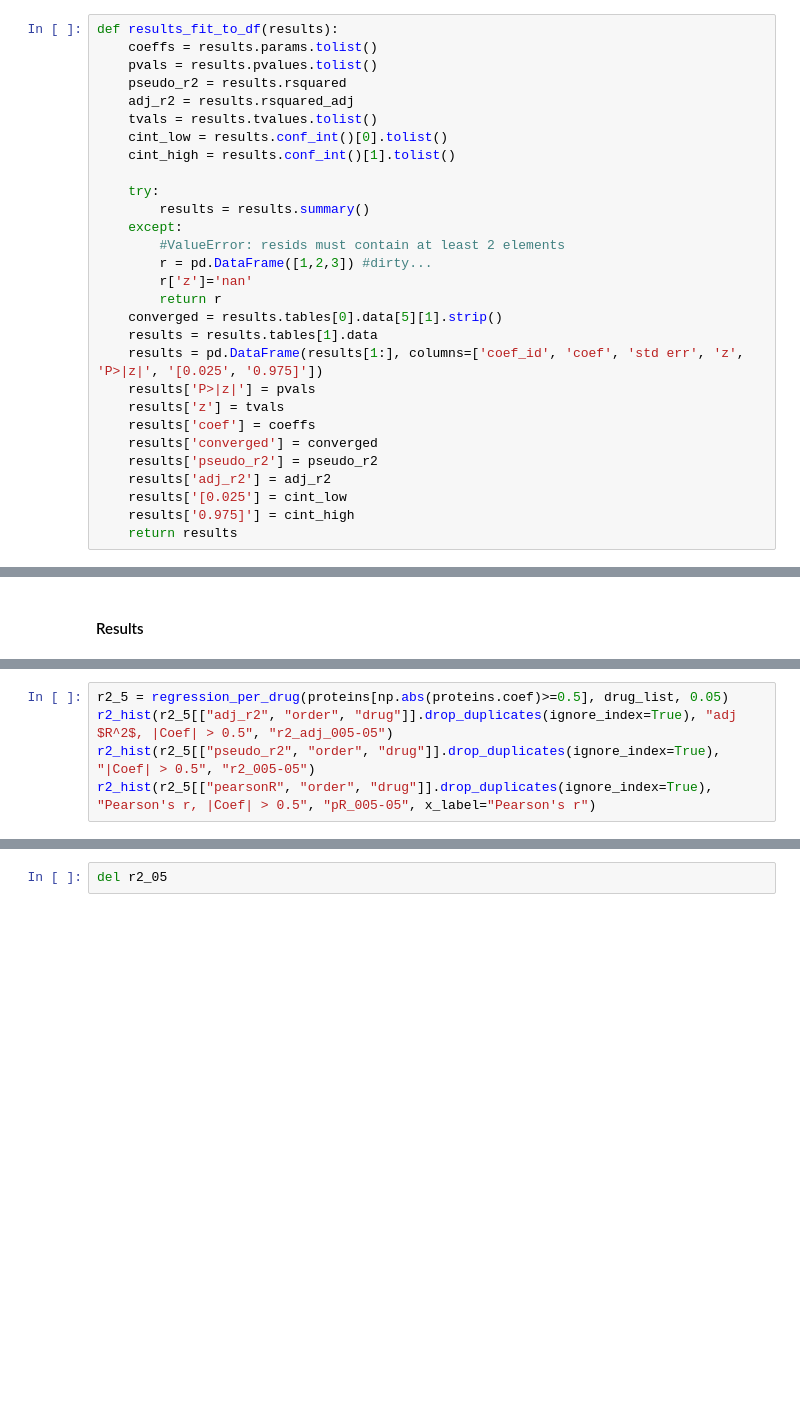
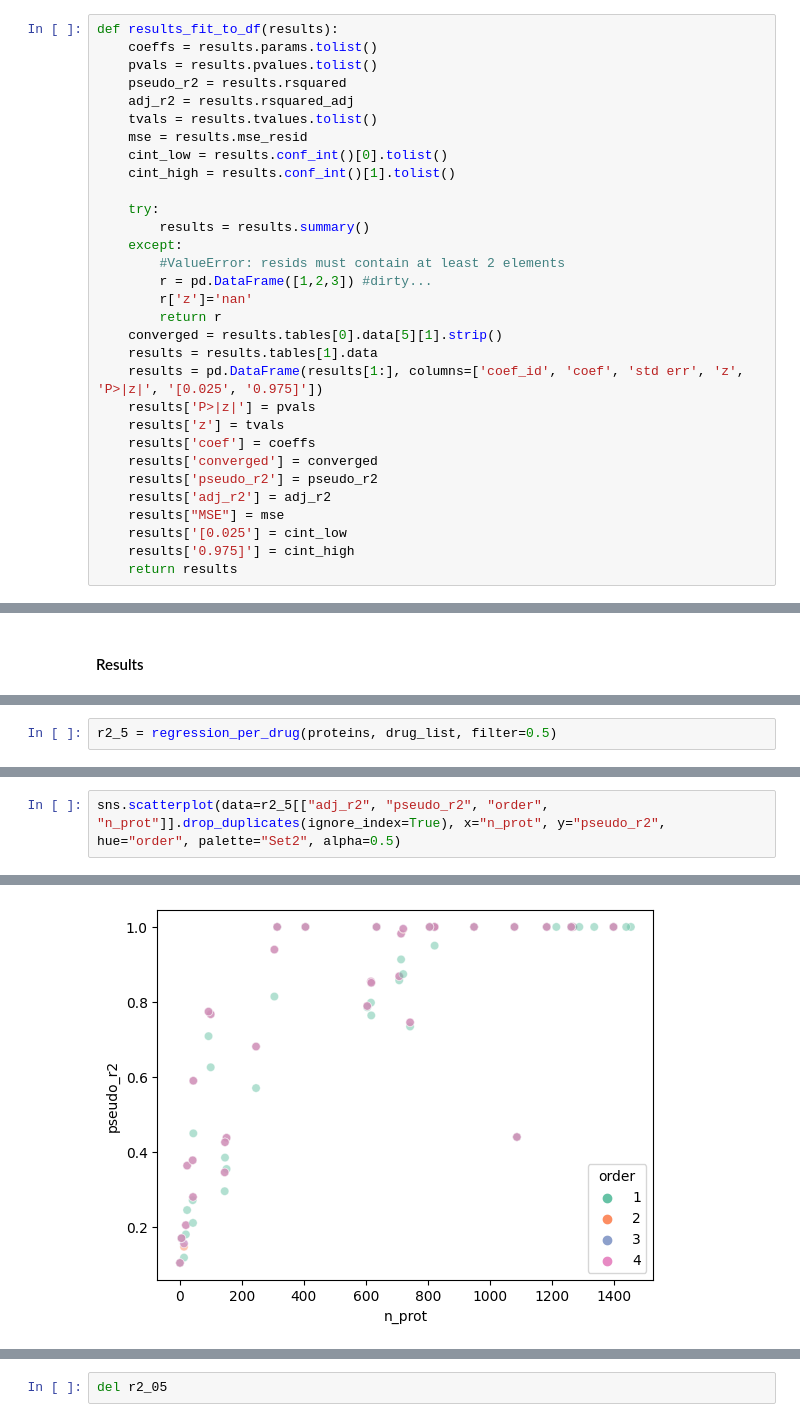
Before and after one commit to Yatish0833/multiomics-synergies, a Jupyter notebook: explainability.ipynb, the cells around one changed output, grey strips where cells are left out. Cells and saved outputs as stored; diff of their text form; blank space fills up the shorter version.

```diff
--- a/explainability.ipynb
+++ b/explainability.ipynb
@@ -80,6 +81,7 @@ def results_fit_to_df(results):
     pseudo_r2 = results.rsquared
     adj_r2 = results.rsquared_adj
     tvals = results.tvalues.tolist()
+    mse = results.mse_resid
     cint_low = results.conf_int()[0].tolist()
     cint_high = results.conf_int()[1].tolist()
 
@@ -99,6 +101,7 @@ def results_fit_to_df(results):
     results['converged'] = converged
     results['pseudo_r2'] = pseudo_r2
     results['adj_r2'] = adj_r2
+    results["MSE"] = mse
     results['[0.025'] = cint_low
     results['0.975]'] = cint_high
     return results
@@ -205,6 +181,3 @@ print(sys.getrecursionlimit())
 # %%
-r2_5 = regression_per_drug(proteins[np.abs(proteins.coef)>=0.5], drug_list, 0.05)
-r2_hist(r2_5[["adj_r2", "order", "drug"]].drop_duplicates(ignore_index=True), "adj $R^2$, |Coef| > 0.5", "r2_adj_005-05")
-r2_hist(r2_5[["pseudo_r2", "order", "drug"]].drop_duplicates(ignore_index=True), "|Coef| > 0.5", "r2_005-05")
-r2_hist(r2_5[["pearsonR", "order", "drug"]].drop_duplicates(ignore_index=True), "Pearson's r, |Coef| > 0.5", "pR_005-05", x_label="Pearson's r")
+r2_5 = regression_per_drug(proteins, drug_list, filter=0.5)
 # %% [output]
@@ -281,0 +230,3 @@ error in OLS, drug  2503
+# %%
+sns.scatterplot(data=r2_5[["adj_r2", "pseudo_r2", "order", "n_prot"]].drop_duplicates(ignore_index=True), x="n_prot", y="pseudo_r2", hue="order", palette="Set2", alpha=0.5)
+# %% [output]
@@ -281,0 +234 @@ error in OLS, drug  2503
+[figure, added]
```
Also changed, not shown: parts of 27 cells of this notebook, 1 other file.
